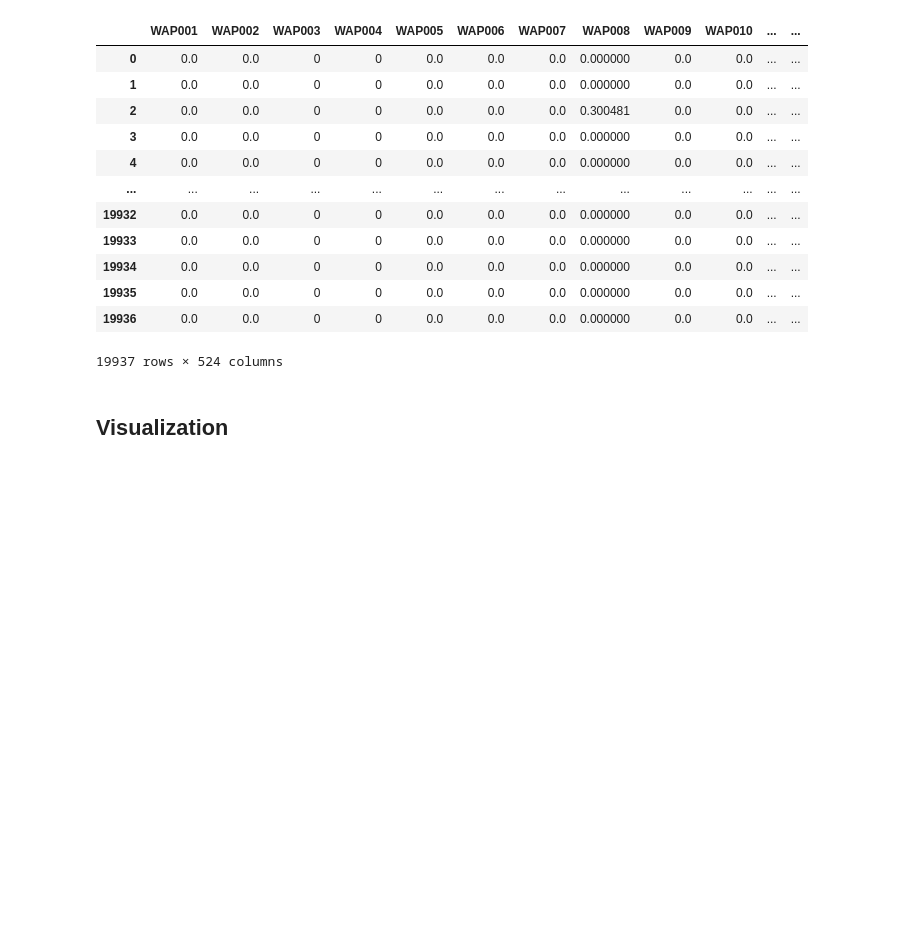
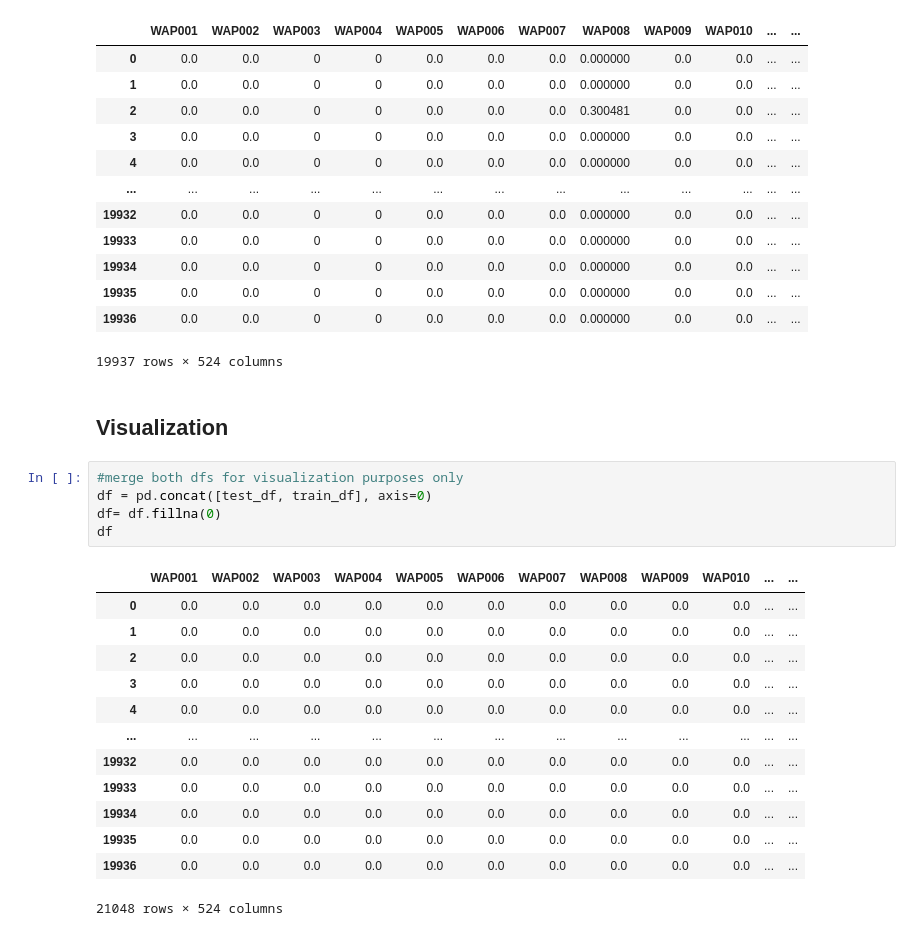
Before and after one commit to SaraAlameen82/MLProject, a Jupyter notebook: ML_project.ipynb, the cells around one changed output. Saved outputs shown, nothing was run; the diff lists cells and outputs as text; blank space fills up the shorter version.

```diff
--- a/ML_project.ipynb
+++ b/ML_project.ipynb
@@ -315,3 +317,22 @@ train_df
 # %% [markdown]
 
 ## Visualization ##
+# %%
+#merge both dfs for visualization purposes only
+df = pd.concat([test_df, train_df], axis=0)
+df= df.fillna(0)
+df
+# %% [output]
+|  | WAP001 | WAP002 | WAP003 | WAP004 | WAP005 | WAP006 | WAP007 | WAP008 | WAP009 | WAP010 | ... | ... |
+| 0 | 0.0 | 0.0 | 0.0 | 0.0 | 0.0 | 0.0 | 0.0 | 0.0 | 0.0 | 0.0 | ... | ... |
+| 1 | 0.0 | 0.0 | 0.0 | 0.0 | 0.0 | 0.0 | 0.0 | 0.0 | 0.0 | 0.0 | ... | ... |
+| 2 | 0.0 | 0.0 | 0.0 | 0.0 | 0.0 | 0.0 | 0.0 | 0.0 | 0.0 | 0.0 | ... | ... |
+| 3 | 0.0 | 0.0 | 0.0 | 0.0 | 0.0 | 0.0 | 0.0 | 0.0 | 0.0 | 0.0 | ... | ... |
+| 4 | 0.0 | 0.0 | 0.0 | 0.0 | 0.0 | 0.0 | 0.0 | 0.0 | 0.0 | 0.0 | ... | ... |
+| ... | ... | ... | ... | ... | ... | ... | ... | ... | ... | ... | ... | ... |
+| 19932 | 0.0 | 0.0 | 0.0 | 0.0 | 0.0 | 0.0 | 0.0 | 0.0 | 0.0 | 0.0 | ... | ... |
+| 19933 | 0.0 | 0.0 | 0.0 | 0.0 | 0.0 | 0.0 | 0.0 | 0.0 | 0.0 | 0.0 | ... | ... |
+| 19934 | 0.0 | 0.0 | 0.0 | 0.0 | 0.0 | 0.0 | 0.0 | 0.0 | 0.0 | 0.0 | ... | ... |
+| 19935 | 0.0 | 0.0 | 0.0 | 0.0 | 0.0 | 0.0 | 0.0 | 0.0 | 0.0 | 0.0 | ... | ... |
+| 19936 | 0.0 | 0.0 | 0.0 | 0.0 | 0.0 | 0.0 | 0.0 | 0.0 | 0.0 | 0.0 | ... | ... |
+21048 rows × 524 columns
```
Also changed, not shown: parts of 4 cells of this notebook.
